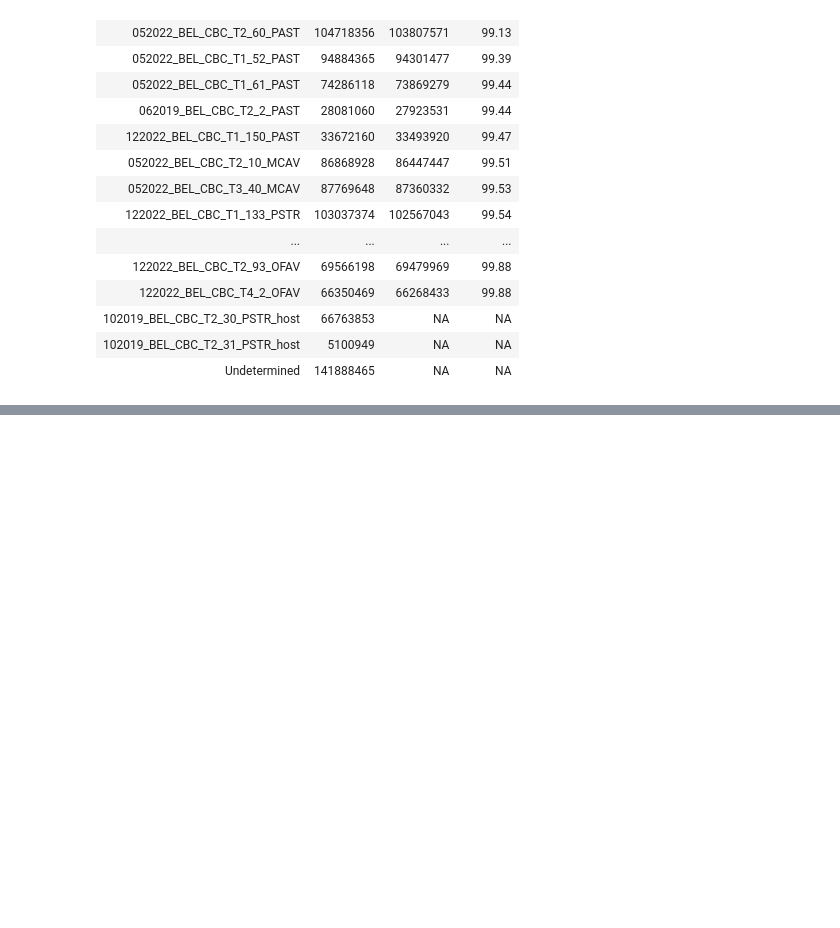
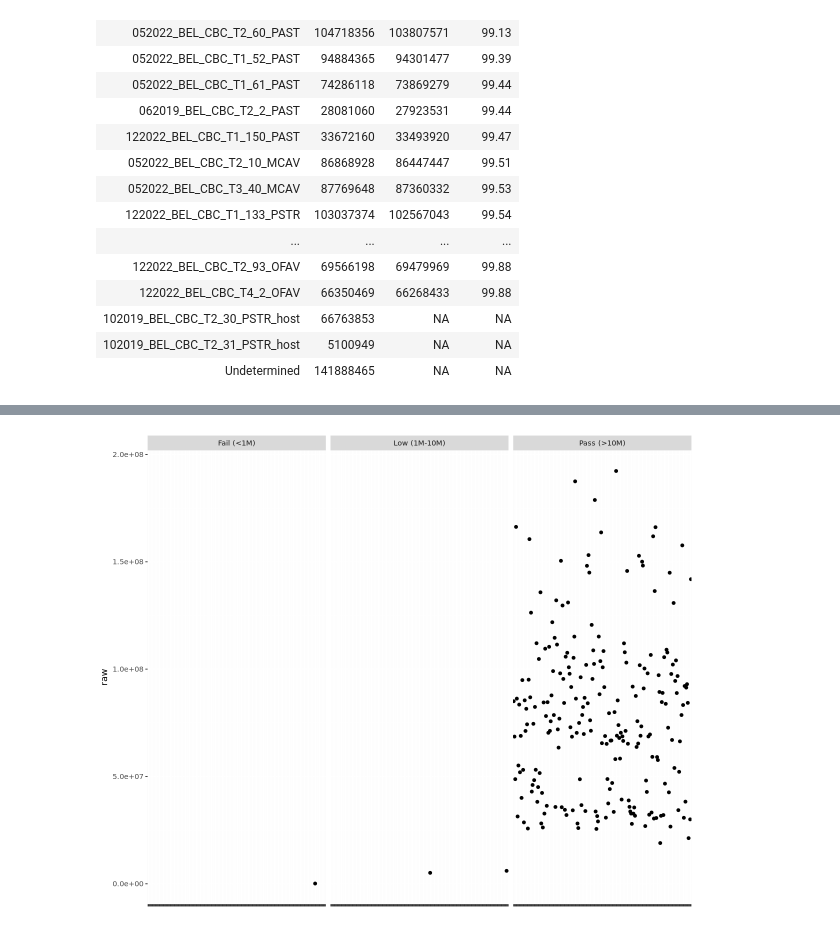
Before and after one commit to brookewicz/CBC_metagenomics, a Jupyter notebook: all_sctld/read_counts.ipynb, the cells around one changed output, grey strips where cells are left out. Drawn from its saved outputs; the diff is of its cells as text; code cells hidden in the pictures; blank space fills up the shorter version.

```diff
--- a/all_sctld/read_counts.ipynb
+++ b/all_sctld/read_counts.ipynb
@@ -120,0 +241,9 @@ A tibble: 226 × 4
+# %%
+# set thresholds - see how many samples fall into each?
+# need to read to determine what the thresholds should be
+reads_wide <- reads_wide %>%
+  mutate(qc_status = case_when(
+      raw < 1e6 ~ "Fail (<1M)",
+      raw < 1e7 ~ "Low (1M-10M)",
+      TRUE ~ "Pass (>10M)"
+  ))
@@ -120,0 +261,9 @@ A tibble: 226 × 4
+# %%
+# view num of reads per sample - identify outliers
+ggplot(reads_wide, aes(x=sampleid, y = raw))+
+    geom_point()+
+    facet_wrap(~qc_status)+
+    theme(axis.title.x=element_blank(),
+        axis.text.x=element_blank())
+# %% [output]
+[figure, added]
```
Also changed, not shown: parts of 13 cells of this notebook.
